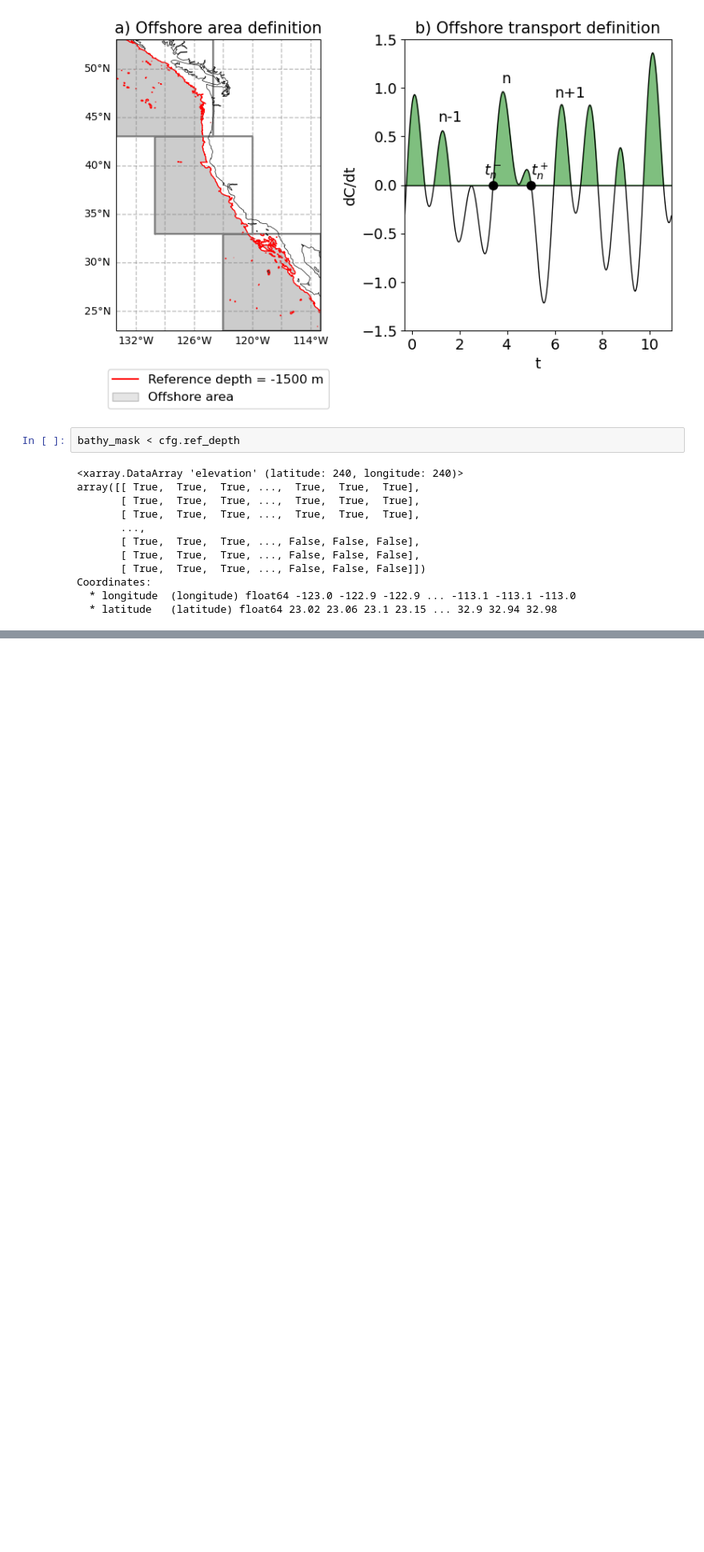
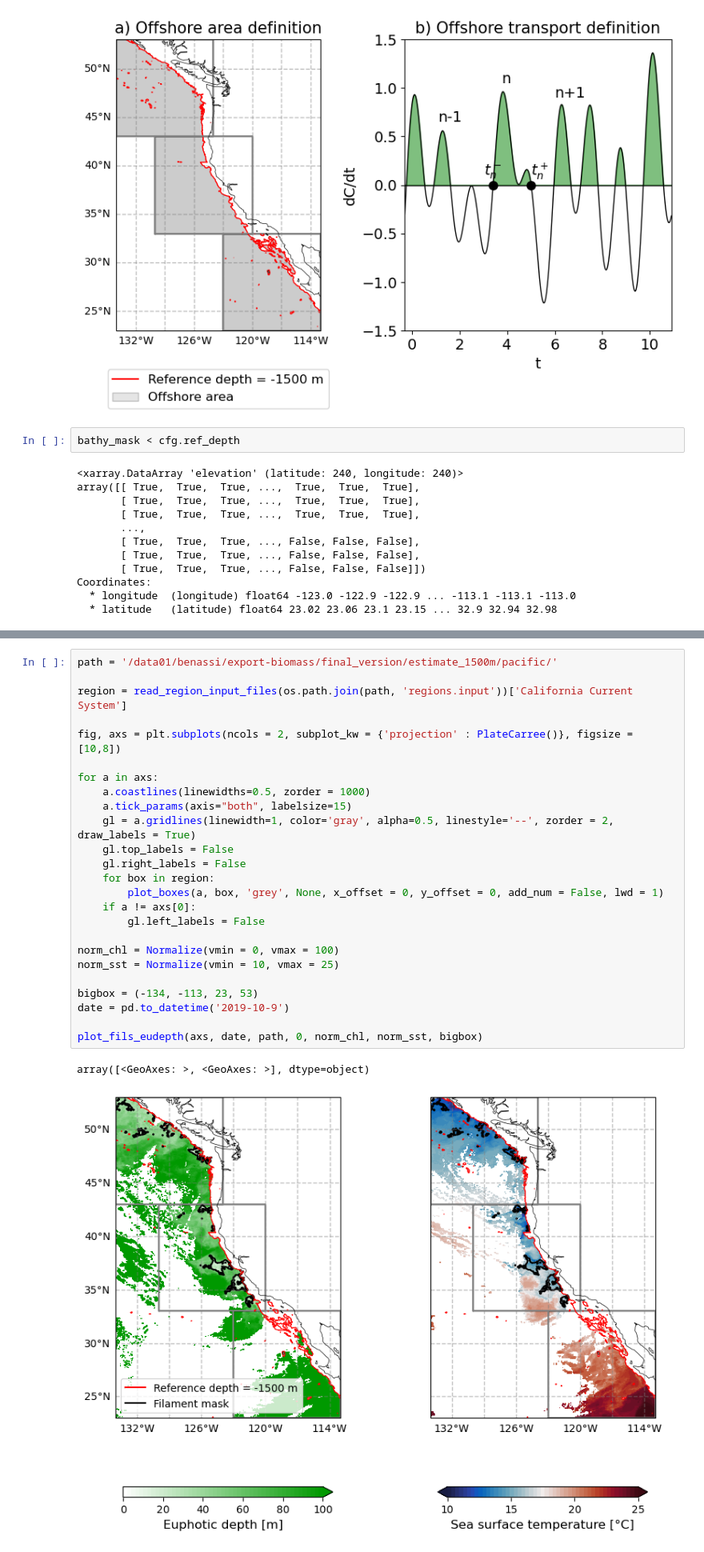
Before and after one commit to CMCC-Foundation/Filaments-EBUS, a Jupyter notebook: notebooks/figure1_and_supplementary.ipynb, the cells around one changed output, grey strips where cells are left out. Shown at 80% size. Cells and saved outputs as stored; diff of their text form; blank space fills up the shorter version.

```diff
--- a/notebooks/figure1_and_supplementary.ipynb
+++ b/notebooks/figure1_and_supplementary.ipynb
@@ -351,0 +417,28 @@ Coordinates:
+# %%
+path = '/data01/benassi/export-biomass/final_version/estimate_1500m/pacific/'
+
+region = read_region_input_files(os.path.join(path, 'regions.input'))['California Current System']
+
+fig, axs = plt.subplots(ncols = 2, subplot_kw = {'projection' : PlateCarree()}, figsize = [10,8])
+
+for a in axs:
+    a.coastlines(linewidths=0.5, zorder = 1000)
+    a.tick_params(axis="both", labelsize=15)
+    gl = a.gridlines(linewidth=1, color='gray', alpha=0.5, linestyle='--', zorder = 2, draw_labels = True)
+    gl.top_labels = False
+    gl.right_labels = False
+    for box in region:
+        plot_boxes(a, box, 'grey', None, x_offset = 0, y_offset = 0, add_num = False, lwd = 1)
+    if a != axs[0]:
+        gl.left_labels = False
+
+norm_chl = Normalize(vmin = 0, vmax = 100)
+norm_sst = Normalize(vmin = 10, vmax = 25)
+
+bigbox = (-134, -113, 23, 53)
+date = pd.to_datetime('2019-10-9')
+
+plot_fils_eudepth(axs, date, path, 0, norm_chl, norm_sst, bigbox)
+# %% [output]
+array([<GeoAxes: >, <GeoAxes: >], dtype=object)
+[figure, added]
```
Also changed, not shown: parts of 2 cells of this notebook, 4 other files.
